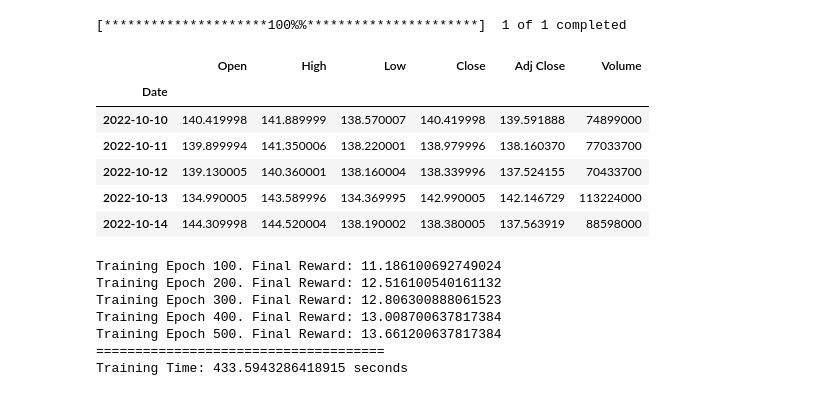
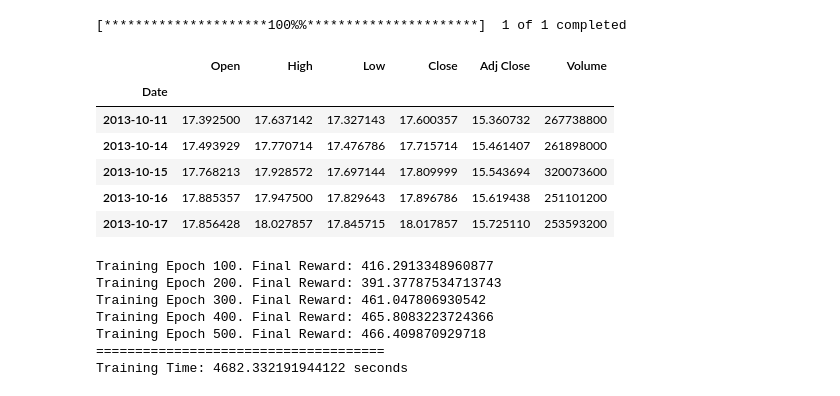
Before and after one commit to Hunglg-1430/Time-series-forecasting, a Jupyter notebook: trading-agent.ipynb, the cells around one changed output. Saved outputs shown, nothing was run; the diff lists cells and outputs as text; code cells hidden in the pictures.

```diff
--- a/trading-agent.ipynb
+++ b/trading-agent.ipynb
@@ -26,15 +27,15 @@ yf.pdr_override()
 %matplotlib inline
 # %%
 end_date = dt.datetime.now()
-start_date = end_date - dt.timedelta(days=365 * 1)
+start_date = end_date - dt.timedelta(days=365 * 10)
 df = pdr.get_data_yahoo('AAPL', start_date, end_date)
 display(df.head())
 # %% [output]
 [*********************100%%**********************]  1 of 1 completed
 |  | Open | High | Low | Close | Adj Close | Volume |
 | Date |  |  |  |  |  |  |
-| 2022-10-10 | 140.419998 | 141.889999 | 138.570007 | 140.419998 | 139.591888 | 74899000 |
-| 2022-10-11 | 139.899994 | 141.350006 | 138.220001 | 138.979996 | 138.160370 | 77033700 |
-| 2022-10-12 | 139.130005 | 140.360001 | 138.160004 | 138.339996 | 137.524155 | 70433700 |
-| 2022-10-13 | 134.990005 | 143.589996 | 134.369995 | 142.990005 | 142.146729 | 113224000 |
-| 2022-10-14 | 144.309998 | 144.520004 | 138.190002 | 138.380005 | 137.563919 | 88598000 |
+| 2013-10-11 | 17.392500 | 17.637142 | 17.327143 | 17.600357 | 15.360732 | 267738800 |
+| 2013-10-14 | 17.493929 | 17.770714 | 17.476786 | 17.715714 | 15.461407 | 261898000 |
+| 2013-10-15 | 17.768213 | 17.928572 | 17.697144 | 17.809999 | 15.543694 | 320073600 |
+| 2013-10-16 | 17.885357 | 17.947500 | 17.829643 | 17.896786 | 15.619438 | 251101200 |
+| 2013-10-17 | 17.856428 | 18.027857 | 17.845715 | 18.017857 | 15.725110 | 253593200 |
@@ -236,15 +249,15 @@ agent = Agent(model = model,
               initial_money = initial_money)
 agent.fit(iterations = 500, checkpoint = 100)
 
-model.save_model('D:\Time-series-forecasting\model\deepES_model_AAPL_10y.hdf5')
+model.save_model('D:\Time-series-forecasting\model\deepES_model_AAPL_10y')
 # %% [output]
-Training Epoch 100. Final Reward: 11.186100692749024
-Training Epoch 200. Final Reward: 12.516100540161132
-Training Epoch 300. Final Reward: 12.806300888061523
-Training Epoch 400. Final Reward: 13.008700637817384
-Training Epoch 500. Final Reward: 13.661200637817384
+Training Epoch 100. Final Reward: 416.2913348960877
+Training Epoch 200. Final Reward: 391.37787534713743
+Training Epoch 300. Final Reward: 461.047806930542
+Training Epoch 400. Final Reward: 465.8083223724366
+Training Epoch 500. Final Reward: 466.409870929718
 =====================================
-Training Time: 433.5943286418915 seconds
+Training Time: 4682.332191944122 seconds
 # %%
 states_buy, states_sell, total_gains, invest = agent.buy()
 # %% [output]
```
Also changed, not shown: parts of 7 cells of this notebook, 4 other files.
